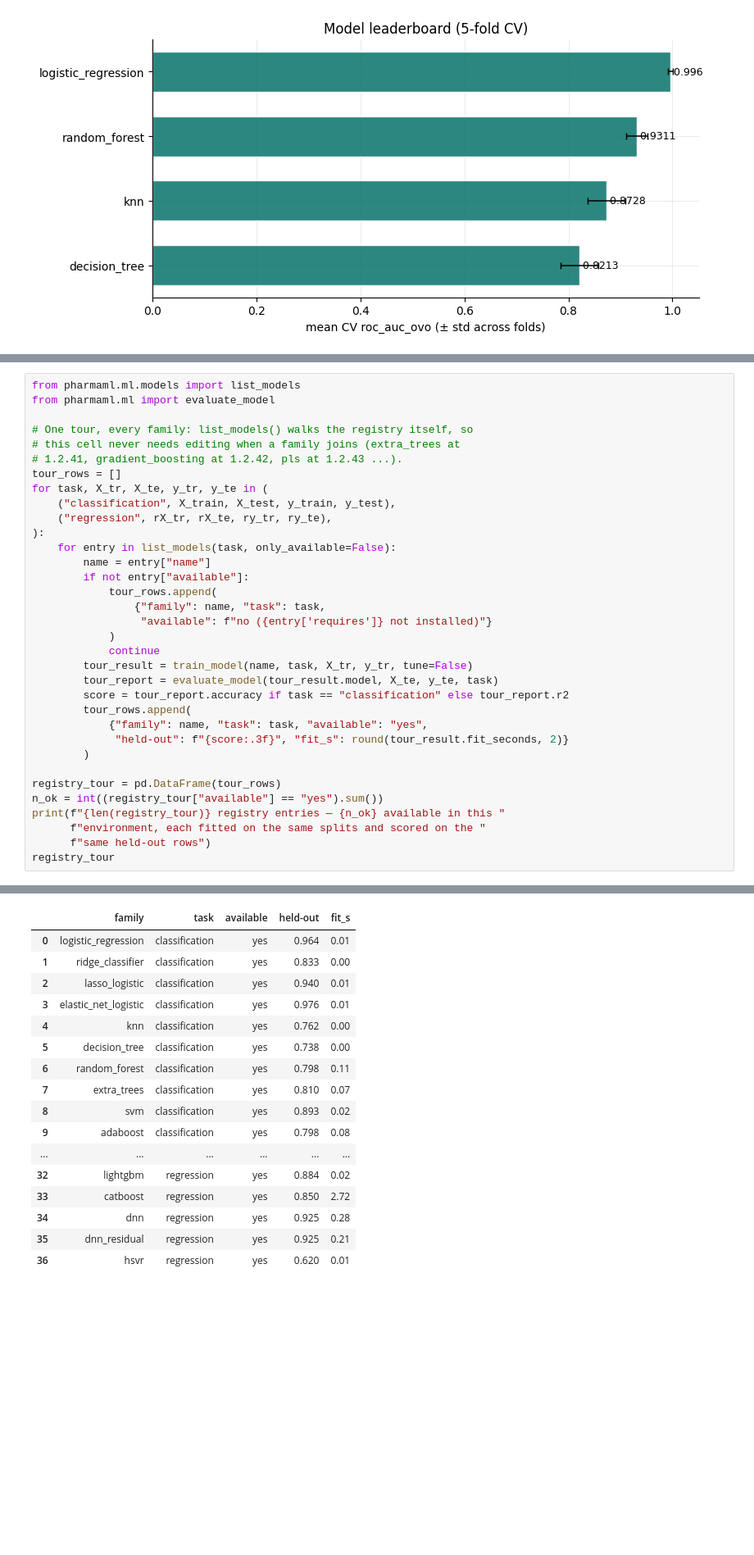
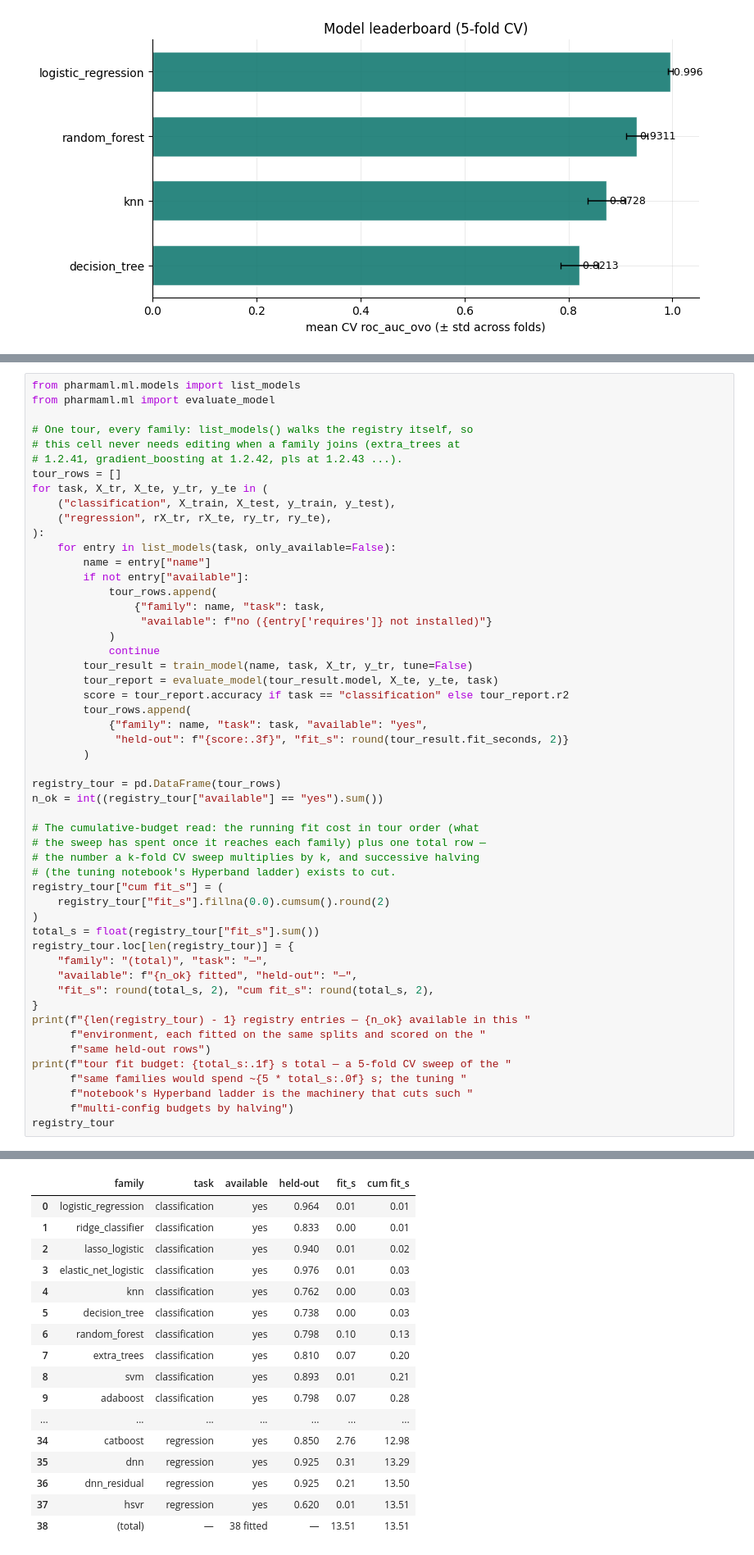
Before and after one commit to MrMMA2004/pharma-ml-toolkit, a Jupyter notebook: pharma-ml-toolkit/examples/complete_ml_workflow.ipynb, the cells around one changed output, grey strips where cells are left out. Shown at 82% size. Cells and saved outputs as stored; diff of their text form; blank space fills up the shorter version.

Commit message:
toolkit+web(ml): 100x-102 — the completed GP release (gaussian_process verified vs sklearn, VIP readout, RandomSearch trajectory, tour budget row, notebook char-split fix, release 1.2.45)

```diff
--- a/pharma-ml-toolkit/examples/complete_ml_workflow.ipynb
+++ b/pharma-ml-toolkit/examples/complete_ml_workflow.ipynb
@@ -614,8 +618,26 @@ for task, X_tr, X_te, y_tr, y_te in (
 
 registry_tour = pd.DataFrame(tour_rows)
 n_ok = int((registry_tour["available"] == "yes").sum())
-print(f"{len(registry_tour)} registry entries — {n_ok} available in this "
+
+# The cumulative-budget read: the running fit cost in tour order (what
+# the sweep has spent once it reaches each family) plus one total row —
+# the number a k-fold CV sweep multiplies by k, and successive halving
+# (the tuning notebook's Hyperband ladder) exists to cut.
+registry_tour["cum fit_s"] = (
+    registry_tour["fit_s"].fillna(0.0).cumsum().round(2)
+)
+total_s = float(registry_tour["fit_s"].sum())
+registry_tour.loc[len(registry_tour)] = {
+    "family": "(total)", "task": "—",
+    "available": f"{n_ok} fitted", "held-out": "—",
+    "fit_s": round(total_s, 2), "cum fit_s": round(total_s, 2),
+}
+print(f"{len(registry_tour) - 1} registry entries — {n_ok} available in this "
       f"environment, each fitted on the same splits and scored on the "
       f"same held-out rows")
+print(f"tour fit budget: {total_s:.1f} s total — a 5-fold CV sweep of the "
+      f"same families would spend ~{5 * total_s:.0f} s; the tuning "
+      f"notebook's Hyperband ladder is the machinery that cuts such "
+      f"multi-config budgets by halving")
 registry_tour
 # %% [output]
@@ -623,20 +646,20 @@ registry_tour
-|  | family | task | available | held-out | fit_s |
-| 0 | logistic_regression | classification | yes | 0.964 | 0.01 |
-| 1 | ridge_classifier | classification | yes | 0.833 | 0.00 |
-| 2 | lasso_logistic | classification | yes | 0.940 | 0.01 |
-| 3 | elastic_net_logistic | classification | yes | 0.976 | 0.01 |
-| 4 | knn | classification | yes | 0.762 | 0.00 |
-| 5 | decision_tree | classification | yes | 0.738 | 0.00 |
-| 6 | random_forest | classification | yes | 0.798 | 0.11 |
-| 7 | extra_trees | classification | yes | 0.810 | 0.07 |
-| 8 | svm | classification | yes | 0.893 | 0.02 |
-| 9 | adaboost | classification | yes | 0.798 | 0.08 |
-| ... | ... | ... | ... | ... | ... |
-| 32 | lightgbm | regression | yes | 0.884 | 0.02 |
-| 33 | catboost | regression | yes | 0.850 | 2.72 |
-| 34 | dnn | regression | yes | 0.925 | 0.28 |
-| 35 | dnn_residual | regression | yes | 0.925 | 0.21 |
-| 36 | hsvr | regression | yes | 0.620 | 0.01 |
+|  | family | task | available | held-out | fit_s | cum fit_s |
+| 0 | logistic_regression | classification | yes | 0.964 | 0.01 | 0.01 |
+| 1 | ridge_classifier | classification | yes | 0.833 | 0.00 | 0.01 |
+| 2 | lasso_logistic | classification | yes | 0.940 | 0.01 | 0.02 |
+| 3 | elastic_net_logistic | classification | yes | 0.976 | 0.01 | 0.03 |
+| 4 | knn | classification | yes | 0.762 | 0.00 | 0.03 |
+| 5 | decision_tree | classification | yes | 0.738 | 0.00 | 0.03 |
+| 6 | random_forest | classification | yes | 0.798 | 0.10 | 0.13 |
+| 7 | extra_trees | classification | yes | 0.810 | 0.07 | 0.20 |
+| 8 | svm | classification | yes | 0.893 | 0.01 | 0.21 |
+| 9 | adaboost | classification | yes | 0.798 | 0.07 | 0.28 |
+| ... | ... | ... | ... | ... | ... | ... |
+| 34 | catboost | regression | yes | 0.850 | 2.76 | 12.98 |
+| 35 | dnn | regression | yes | 0.925 | 0.31 | 13.29 |
+| 36 | dnn_residual | regression | yes | 0.925 | 0.21 | 13.50 |
+| 37 | hsvr | regression | yes | 0.620 | 0.01 | 13.51 |
+| 38 | (total) | — | 38 fitted | — | 13.51 | 13.51 |
 # %% [markdown]
 ## 12 · Interpret — feature importance
 
```
Also changed, not shown: parts of 6 cells of this notebook, 41 other files.
